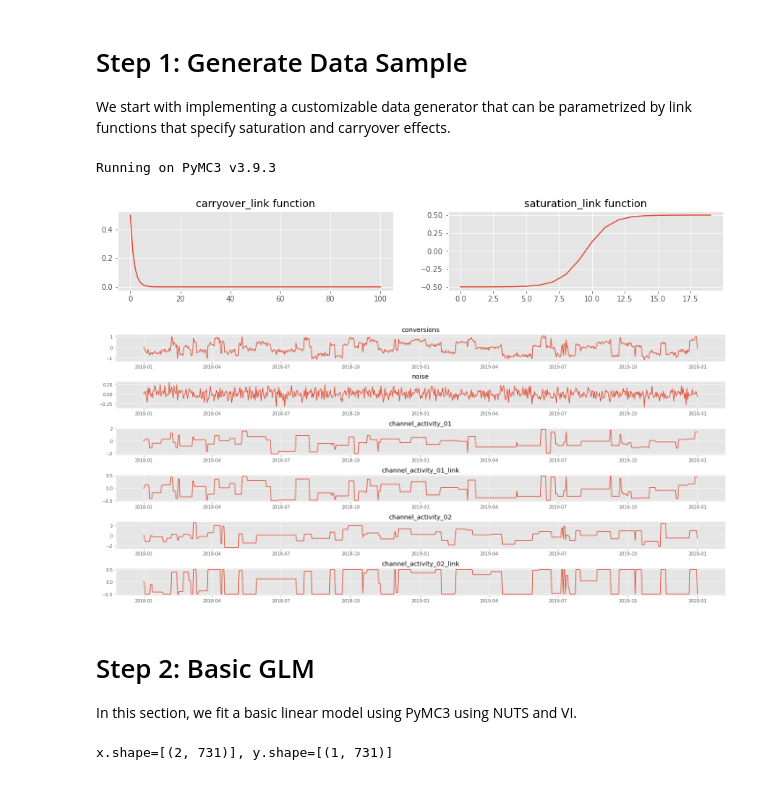
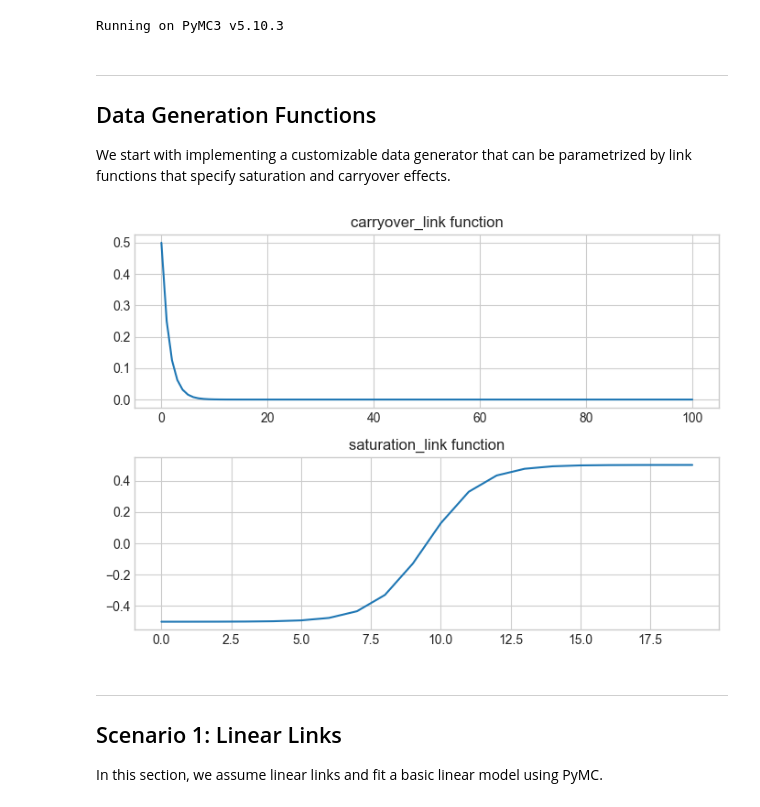
Before and after one commit to ikatsov/tensor-house, a Jupyter notebook: marketing-analytics/mediamix-bayesian.ipynb, the cells around one changed output. Saved outputs shown, nothing was run; the diff lists cells and outputs as text; code cells hidden in the pictures.

Commit message:
Updating PyMC version in the Bayesian media mix model

```diff
--- a/marketing-analytics/mediamix-bayesian.ipynb
+++ b/marketing-analytics/mediamix-bayesian.ipynb
@@ -27,25 +27,26 @@ The generated series can eb easily replaced with the actual activity data and co
 #
 # Imports and settings
 #
-import pymc3 as pm
-from pymc3 import  *
-import theano.tensor as tt
+import pymc as pm
+import arviz as az
 print('Running on PyMC3 v{}'.format(pm.__version__))
 
 import numpy as np
 import pandas as pd
 import functools
-import math
+
 from matplotlib import pylab as plt
-plt.style.use('ggplot')
-import seaborn as sns
-import warnings
-warnings.simplefilter(action='ignore', category=FutureWarning)
+plt.style.use('seaborn-v0_8-whitegrid')
 from pandas.plotting import register_matplotlib_converters
 register_matplotlib_converters()
 pd.options.mode.chained_assignment = None
+
+import warnings
+# %% [output]
+Running on PyMC3 v5.10.3
 # %% [markdown]
-# Step 1: Generate Data Sample
+---
+## Data Generation Functions
 
 We start with implementing a customizable data generator that can be parametrized by link functions that specify saturation and carryover effects.
 # %%
@@ -77,7 +78,7 @@ def saturation_and_carryover_link(x, alpha, beta, k):
     x_sat = saturation_link(x, alpha, beta)
     return carryover_link(x_sat, k)
 
-def create_mediamix_data(links = [saturation_link, carryover_link]):
+def create_mediamix_data(links):
     # two years of data, daily resolution
     idx = pd.date_range(start='2018-01-01', end='2020-01-01', freq='D')
 
@@ -103,72 +104,53 @@ def create_mediamix_data(links = [saturation_link, carryover_link]):
 #
 # preview link functions
 #
-fig, ax = plt.subplots(1, 2, figsize=(15, 2))
+fig, ax = plt.subplots(2, 1, figsize=(7, 5))
 impulse = np.append([1], np.zeros(100))
 ax[0].plot(carryover_link(impulse))
 ax[0].set_title('carryover_link function')
 ax[1].plot(saturation_link(np.linspace(-1, 1, 20), alpha=1, beta=10))
 ax[1].set_title('saturation_link function')
+plt.tight_layout()
 
 #
 # link functions
 #
 num_channels = 2    # number of media channels (covariates)
 
-# Linear model
+# Linear generative model
 true_lin_param = {'intercept': [0.0, 3.0], 'alpha': [1.0, 2.0]}
 links_linear = [functools.partial(linear_link,
                                   scale=true_lin_param['alpha'][i],
                                   mean=true_lin_param['intercept'][i]) for i in range(num_channels)]
 
-# Saturation model
-true_sat_param = {'beta': [2.0, 10.0], 'alpha': [1.0, 1.0]}
-links_saturation = [functools.partial(saturation_link,
-                                      alpha=true_sat_param['alpha'][i],
-                                      beta=true_sat_param['beta'][i]) for i in range(num_channels)]
-
-# Carryover model
-true_car_param = {'k': [0.2, 0.8]}
-links_carryover = [functools.partial(carryover_link,
-                                     k=true_car_param['k'][i]) for i in range(num_channels)]
-
-# Saturation and carryover (SC) model
+# Saturation and carryover (SC) generative model
 true_sc_param = {'alpha': [1.0, 1.0], 'beta': [2.0, 10.0], 'k': [0.2, 0.8]}
 links_sc = [functools.partial(saturation_and_carryover_link,
                               alpha=true_sc_param['alpha'][i],
                               beta=true_sc_param['beta'][i],
                               k=true_sc_param['k'][i]) for i in range(num_channels)]
 
 def plot_media_data(df):
-    fig, ax = plt.subplots(len(df.columns), figsize=(20, len(df.columns)*1.5))
+    _, ax = plt.subplots(len(df.columns),
+                           figsize=(15, len(df.columns)*1.0),
+                           sharex=True, gridspec_kw={'hspace': 0})
     for i, c in enumerate(df.columns):
         ax[i].plot(df.index, df[c])
-        ax[i].set_title(c)
+        ax[i].set_title(c, y=0.8, va="top")
+        ax[i].title.set_size(10)
+        ax[i].grid(True)
 
     plt.tight_layout()
     plt.show()
 
 def training_set(df):
     x = np.float64( df[['channel_activity_01', 'channel_activity_02']].values.T )
     y = np.float64( df[['conversions']].values.T )
     return x, y
-
-#
-# preview data
-#
-df = create_mediamix_data(links_saturation)
-plot_media_data(df)
 # %% [output]
-Running on PyMC3 v3.9.3
-[figure, old version]
+[figure, new version]
-[figure, removed]
 # %% [markdown]
-# Step 2: Basic GLM
+---
+## Scenario 1: Linear Links
 
-In this section, we fit a basic linear model using PyMC3 using NUTS and VI.
+In this section, we assume linear links and fit a basic linear model using PyMC.
-# %%
-df = create_mediamix_data(links=links_linear)
-x, y = training_set(df)
-print(f'x.shape=[{x.shape}], y.shape=[{y.shape}]')
-# %% [output]
-x.shape=[(2, 731)], y.shape=[(1, 731)]
```
Also changed, not shown: parts of 20 cells of this notebook.
